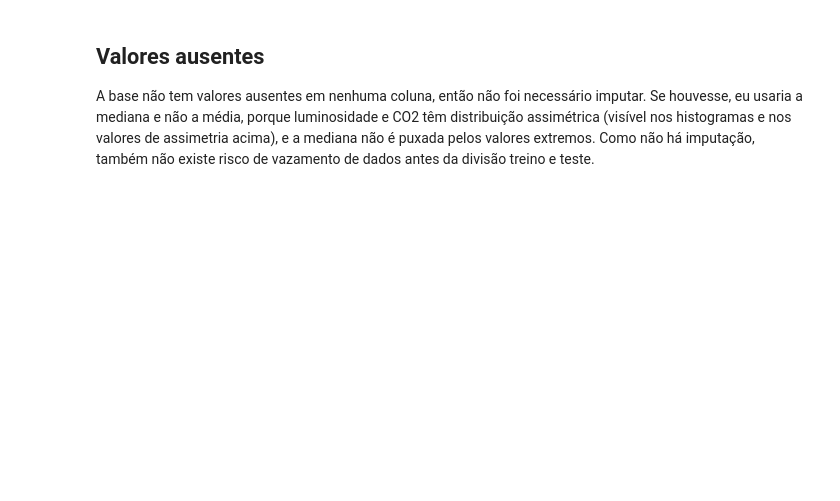
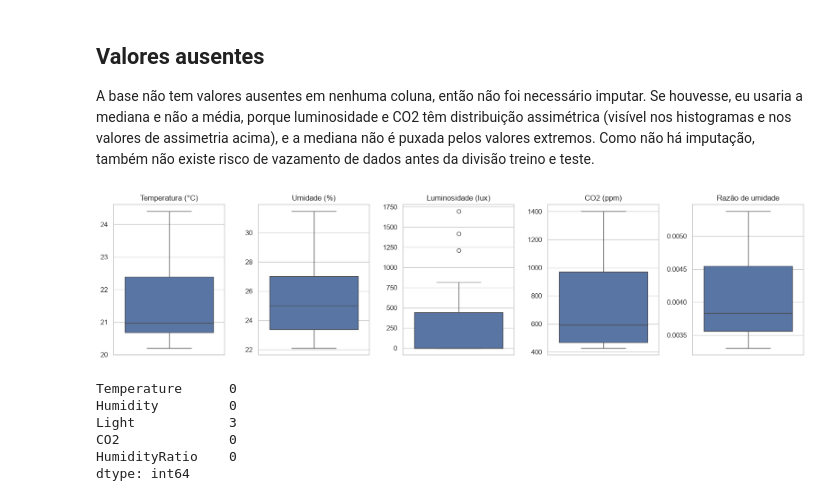
Before and after one commit to EricMarques/ProjetoAvaliativoT1, a Jupyter notebook: notebooks/analise_exploratoria.ipynb, the cells around one changed output. Saved outputs shown, nothing was run; the diff lists cells and outputs as text; code cells hidden in the pictures; blank space fills up the shorter version.

Commit message:
adiciona boxplots e analise de outliers

```diff
--- a/notebooks/analise_exploratoria.ipynb
+++ b/notebooks/analise_exploratoria.ipynb
@@ -171,3 +240,29 @@ print(df.skew())
 A base não tem valores ausentes em nenhuma coluna, então não foi necessário imputar.
 Se houvesse, eu usaria a mediana e não a média, porque luminosidade e CO2 têm distribuição assimétrica (visível nos histogramas e nos valores de assimetria acima), e a mediana não é puxada pelos valores extremos.
 Como não há imputação, também não existe risco de vazamento de dados antes da divisão treino e teste.
+# %%
+fig, eixos = plt.subplots(1, 5, figsize=(16, 4))
+
+for eixo, col in zip(eixos, colunas):
+    sns.boxplot(y=df[col], ax=eixo)
+    eixo.set_title(nomes[col])
+    eixo.set_ylabel("")
+
+plt.tight_layout()
+plt.show()
+# %% [output]
+[figure, added]
+# %%
+q1 = df[colunas].quantile(0.25)
+q3 = df[colunas].quantile(0.75)
+iqr = q3 - q1
+
+fora = (df[colunas] < q1 - 1.5 * iqr) | (df[colunas] > q3 + 1.5 * iqr)
+print(fora.sum())
+# %% [output]
+Temperature      0
+Humidity         0
+Light            3
+CO2              0
+HumidityRatio    0
+dtype: int64
```
Also changed, not shown: parts of 9 cells of this notebook.
